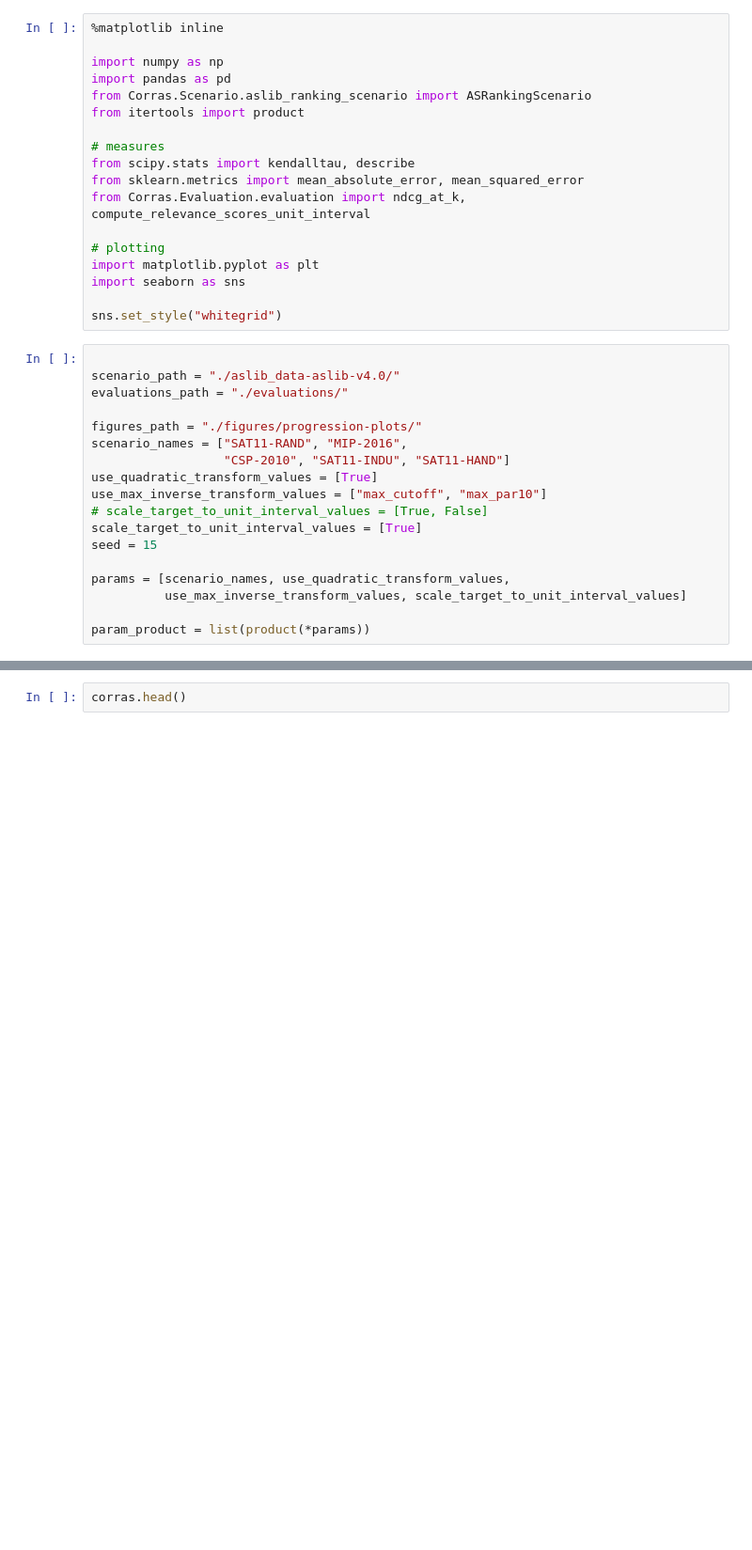
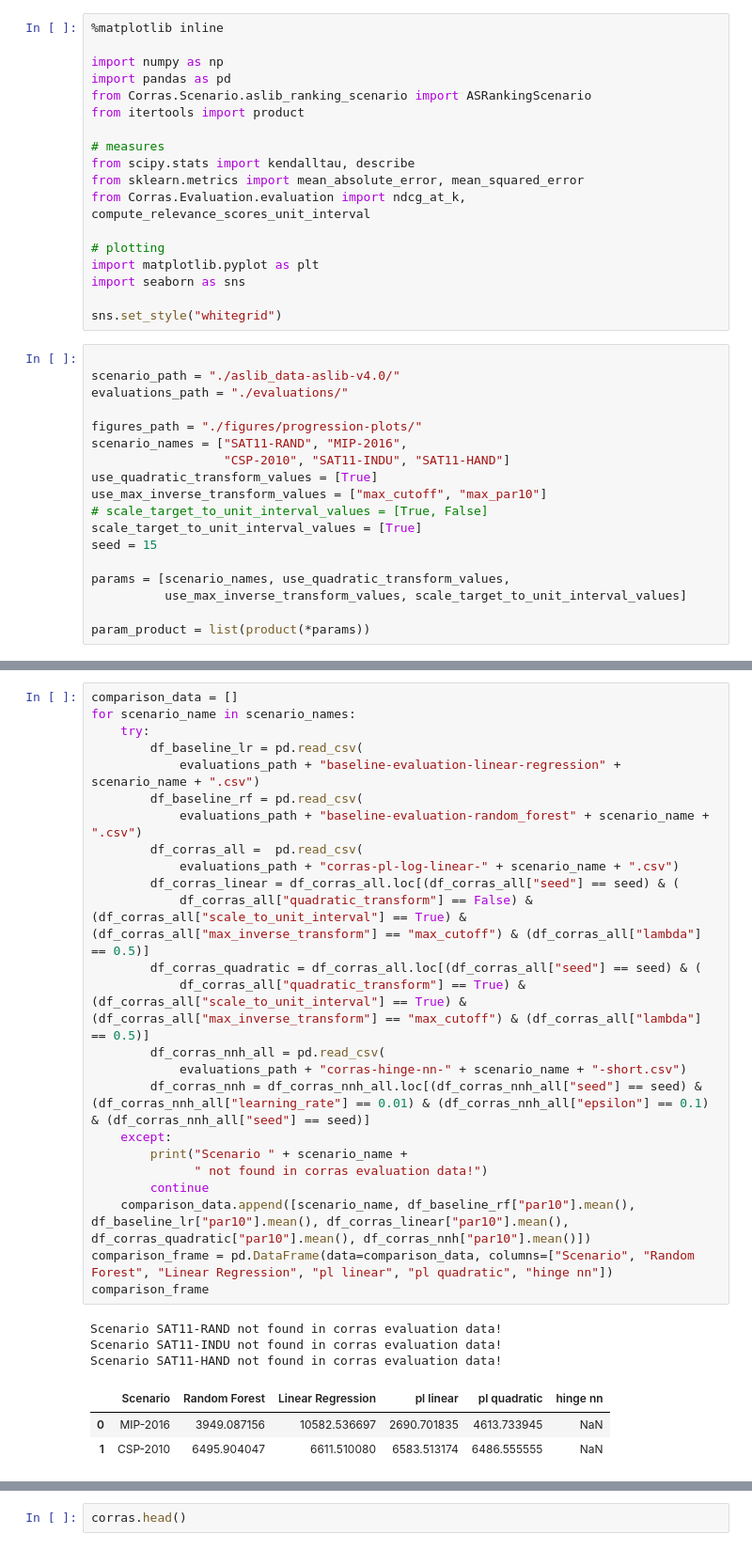
Before and after one commit to JonasHanselle/CoRRAS, a Jupyter notebook: Untitled.ipynb, the cells around one changed output, grey strips where cells are left out. Shown at 94% size. Drawn from its saved outputs; the diff is of its cells as text; blank space fills up the shorter version.

```diff
--- a/Untitled.ipynb
+++ b/Untitled.ipynb
@@ -36,0 +83,31 @@ param_product = list(product(*params))
+# %%
+comparison_data = []
+for scenario_name in scenario_names:
+    try:
+        df_baseline_lr = pd.read_csv(
+            evaluations_path + "baseline-evaluation-linear-regression" + scenario_name + ".csv")
+        df_baseline_rf = pd.read_csv(
+            evaluations_path + "baseline-evaluation-random_forest" + scenario_name + ".csv")
+        df_corras_all =  pd.read_csv(
+            evaluations_path + "corras-pl-log-linear-" + scenario_name + ".csv")
+        df_corras_linear = df_corras_all.loc[(df_corras_all["seed"] == seed) & (
+            df_corras_all["quadratic_transform"] == False) & (df_corras_all["scale_to_unit_interval"] == True) & (df_corras_all["max_inverse_transform"] == "max_cutoff") & (df_corras_all["lambda"] == 0.5)]
+        df_corras_quadratic = df_corras_all.loc[(df_corras_all["seed"] == seed) & (
+            df_corras_all["quadratic_transform"] == True) & (df_corras_all["scale_to_unit_interval"] == True) & (df_corras_all["max_inverse_transform"] == "max_cutoff") & (df_corras_all["lambda"] == 0.5)]
+        df_corras_nnh_all = pd.read_csv(
+            evaluations_path + "corras-hinge-nn-" + scenario_name + "-short.csv")
+        df_corras_nnh = df_corras_nnh_all.loc[(df_corras_nnh_all["seed"] == seed) & (df_corras_nnh_all["learning_rate"] == 0.01) & (df_corras_nnh_all["epsilon"] == 0.1) & (df_corras_nnh_all["seed"] == seed)]
+    except:
+        print("Scenario " + scenario_name +
+              " not found in corras evaluation data!")
+        continue
+    comparison_data.append([scenario_name, df_baseline_rf["par10"].mean(), df_baseline_lr["par10"].mean(), df_corras_linear["par10"].mean(), df_corras_quadratic["par10"].mean(), df_corras_nnh["par10"].mean()])
+comparison_frame = pd.DataFrame(data=comparison_data, columns=["Scenario", "Random Forest", "Linear Regression", "pl linear", "pl quadratic", "hinge nn"])
+comparison_frame
+# %% [output]
+Scenario SAT11-RAND not found in corras evaluation data!
+Scenario SAT11-INDU not found in corras evaluation data!
+Scenario SAT11-HAND not found in corras evaluation data!
+|  | Scenario | Random Forest | Linear Regression | pl linear | pl quadratic | hinge nn |
+| 0 | MIP-2016 | 3949.087156 | 10582.536697 | 2690.701835 | 4613.733945 | NaN |
+| 1 | CSP-2010 | 6495.904047 | 6611.510080 | 6583.513174 | 6486.555555 | NaN |
```
Also changed, not shown: parts of 5 cells of this notebook, 14 other files.
